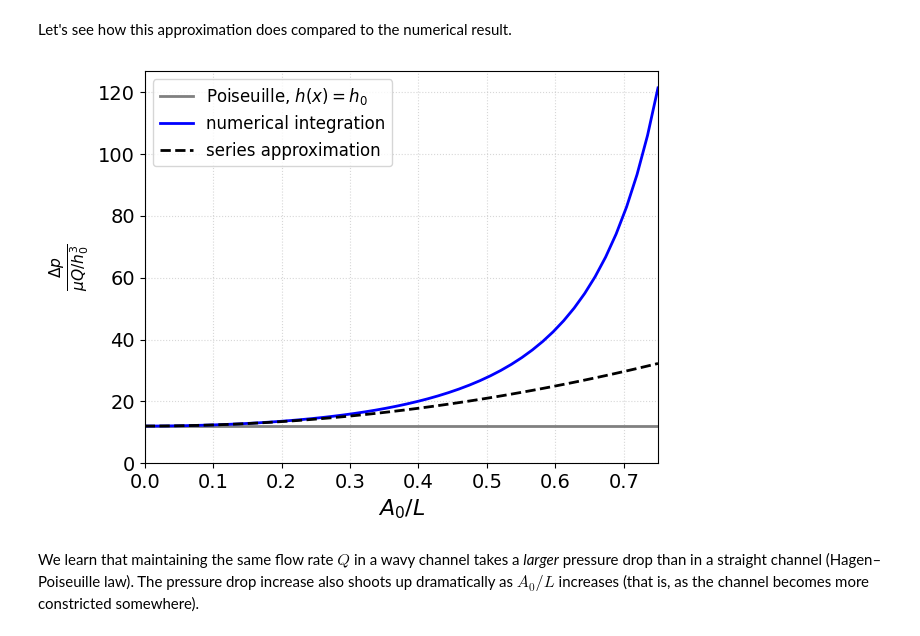
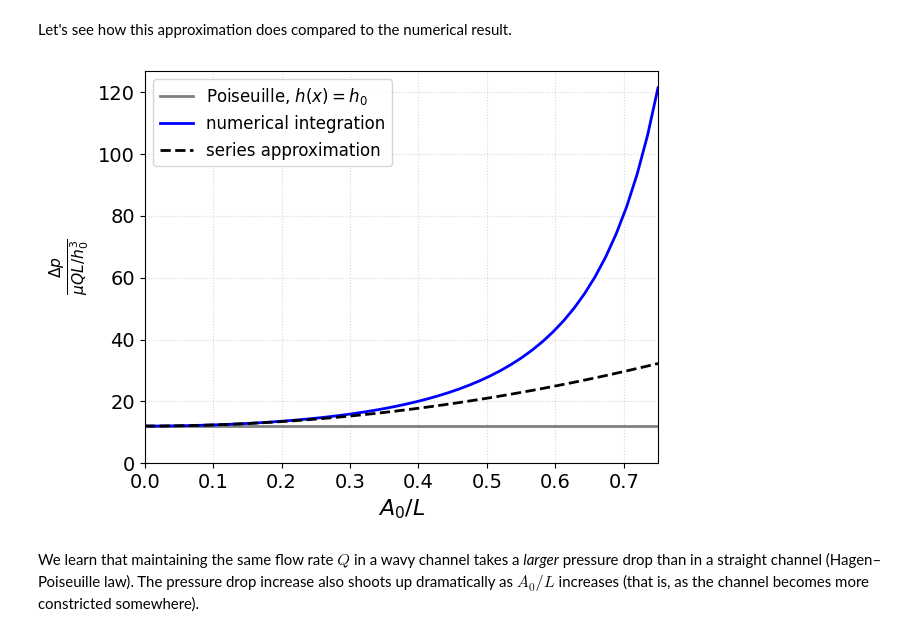
Before and after one commit to ichristov/intermediate-fluid-mechanics, a Jupyter notebook: Wavy_Channel.ipynb, the cells around one changed output. Drawn from its saved outputs; the diff is of its cells as text; code cells hidden in the pictures.

```diff
--- a/Wavy_Channel.ipynb
+++ b/Wavy_Channel.ipynb
@@ -341,35 +346,35 @@ Let's see how this approximation does compared to the numerical result.
 # %%
 # A/h_0 from 0 to whatever you want
 Aoh0 = np.linspace(0, 0.75)
 
 # placeholders for pressure drop values
 dp = Aoh0*0
 dp_approx = Aoh0*0
 
 # Evaluate pressure drop for each A/h0
 for i, tmp in enumerate(Aoh0):
     dp[i] = quad(lambda x: 12/hs_func(x, tmp)**3, 0, 1)[0]
     dp_approx[i] = 12*dp_correction.subs(Aoverh0, tmp)
 
 fig, ax = plt.subplots(tight_layout=True)
 
 ax.plot(Aoh0, 12*np.ones_like(Aoh0), linewidth=2, color='gray', label=r'Poiseuille, $h(x) = h_0$')
 ax.plot(Aoh0, dp, linewidth=2, color='blue', label='numerical integration')
 ax.plot(Aoh0, dp_approx, linewidth=2, linestyle='dashed', color='black', label='series approximation')
 
-ax.set_ylabel(r'$\frac{\Delta p}{\mu Q/h_0^3}$')
+ax.set_ylabel(r'$\frac{\Delta p}{\mu Q L/h_0^3}$')
 ax.set_ylim(bottom=0)
 ax.set_xlabel('$A_0/L$')
 ax.set_xlim(0,Aoh0.max())
 
 ax.legend()
 
 # show a grid to make it easier to see where the y=0 interface is
 ax.grid(alpha=0.5, linestyle='dotted')
 
 plt.show()
 # %% [output]
-[figure, old version]
+[figure, new version]
 # %% [markdown]
 We learn that maintaining the same flow rate $Q$ in a wavy channel takes a _larger_ pressure drop than in a straight channel (Hagen&ndash;Poiseuille law). The pressure drop increase also shoots up dramatically as $A_0/L$ increases (that is, as the channel becomes more constricted somewhere).
 # %% [markdown]
```
Also changed, not shown: parts of 3 cells of this notebook.
